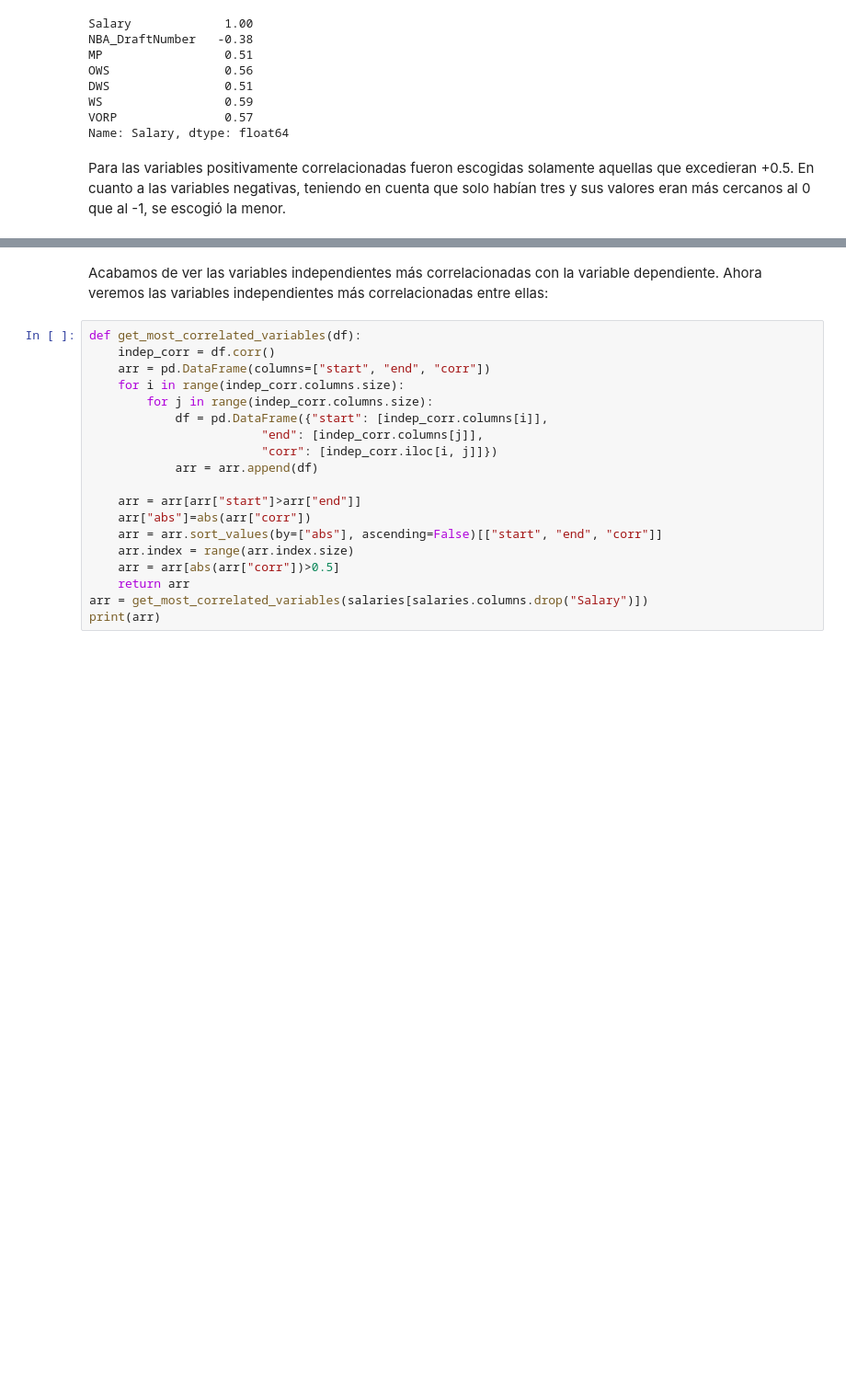
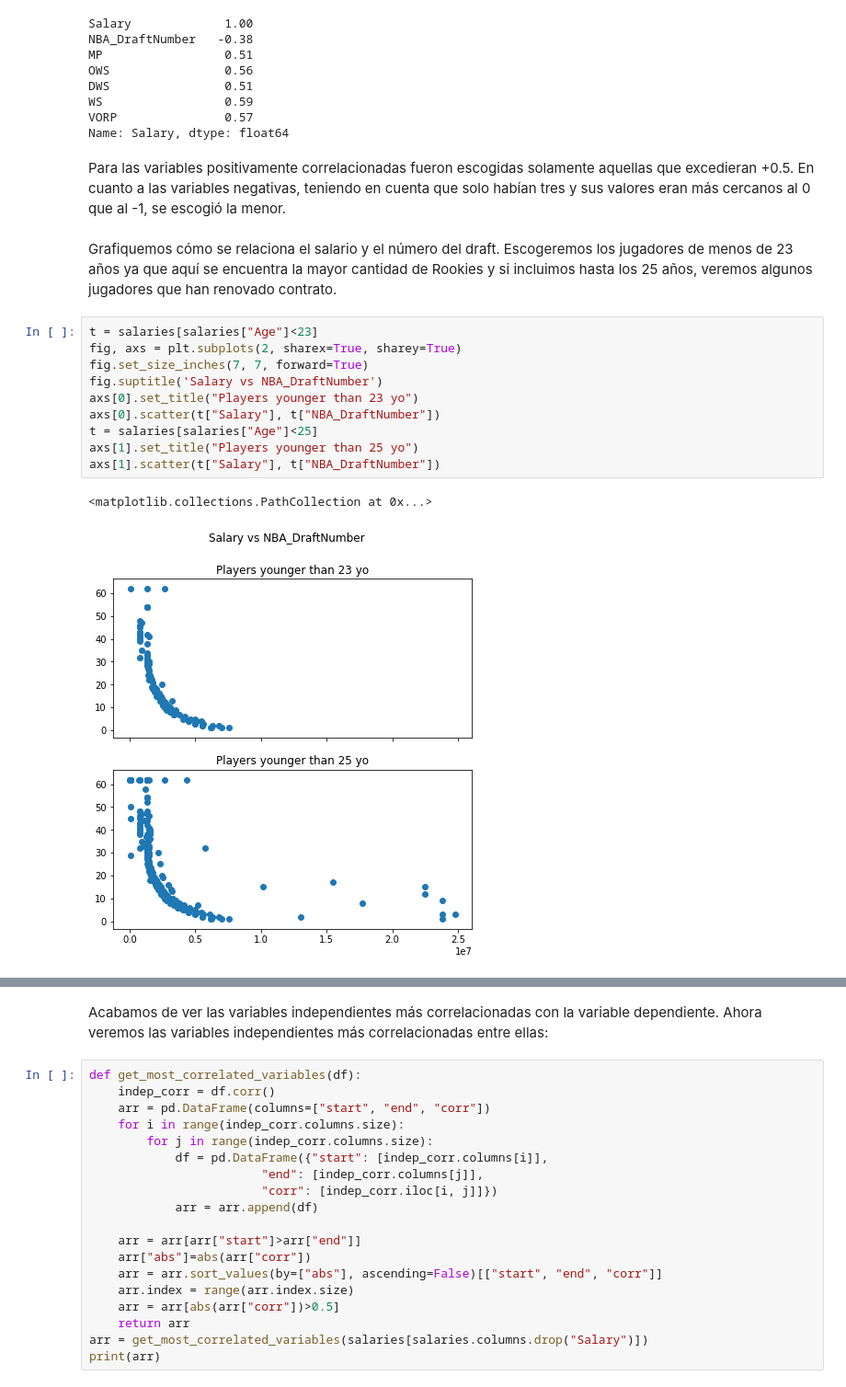
Before and after one commit to cristianm123/NBA_AnalyticsProject, a Jupyter notebook: EDA.ipynb, the cells around one changed output, grey strips where cells are left out. Shown at 92% size. Cells and saved outputs as stored; diff of their text form; blank space fills up the shorter version.

```diff
--- a/EDA.ipynb
+++ b/EDA.ipynb
@@ -252,3 +238,18 @@ VORP               0.57
 Name: Salary, dtype: float64
 # %% [markdown]
 Para las variables positivamente correlacionadas fueron escogidas solamente aquellas que excedieran +0.5. En cuanto a las variables negativas, teniendo en cuenta que solo habían tres y sus valores eran más cercanos al 0 que al -1, se escogió la menor.
+# %% [markdown]
+Grafiquemos cómo se relaciona el salario y el número del draft. Escogeremos los jugadores de menos de 23 años ya que aquí se encuentra la mayor cantidad de Rookies y si incluimos hasta los 25 años, veremos algunos jugadores que han renovado contrato.
+# %%
+t = salaries[salaries["Age"]<23]
+fig, axs = plt.subplots(2, sharex=True, sharey=True)
+fig.set_size_inches(7, 7, forward=True)
+fig.suptitle('Salary vs NBA_DraftNumber')
+axs[0].set_title("Players younger than 23 yo")
+axs[0].scatter(t["Salary"], t["NBA_DraftNumber"])
+t = salaries[salaries["Age"]<25]
+axs[1].set_title("Players younger than 25 yo")
+axs[1].scatter(t["Salary"], t["NBA_DraftNumber"])
+# %% [output]
+<matplotlib.collections.PathCollection at 0x...>
+[figure, added]
```
Also changed, not shown: parts of 18 cells of this notebook.
